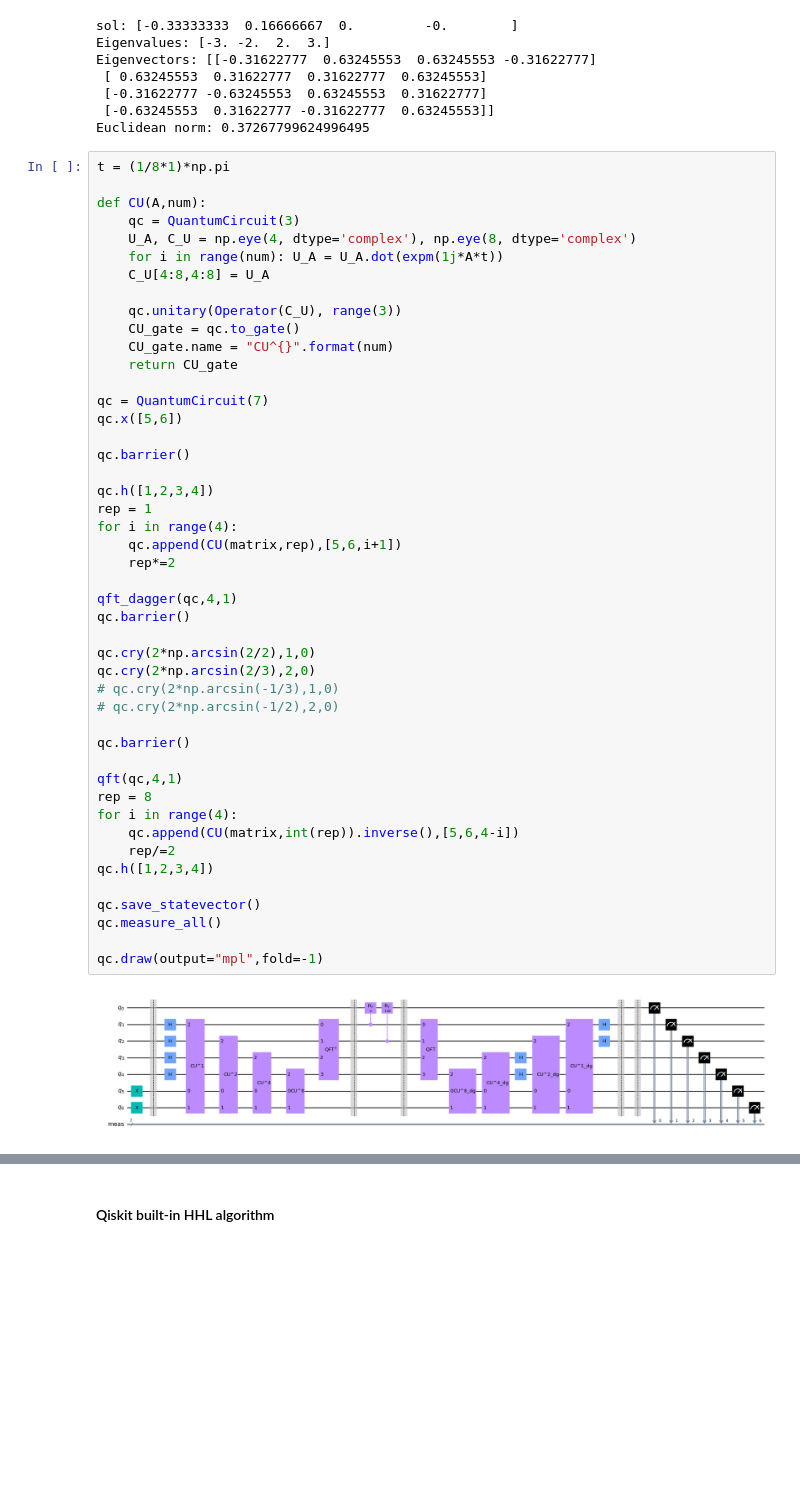
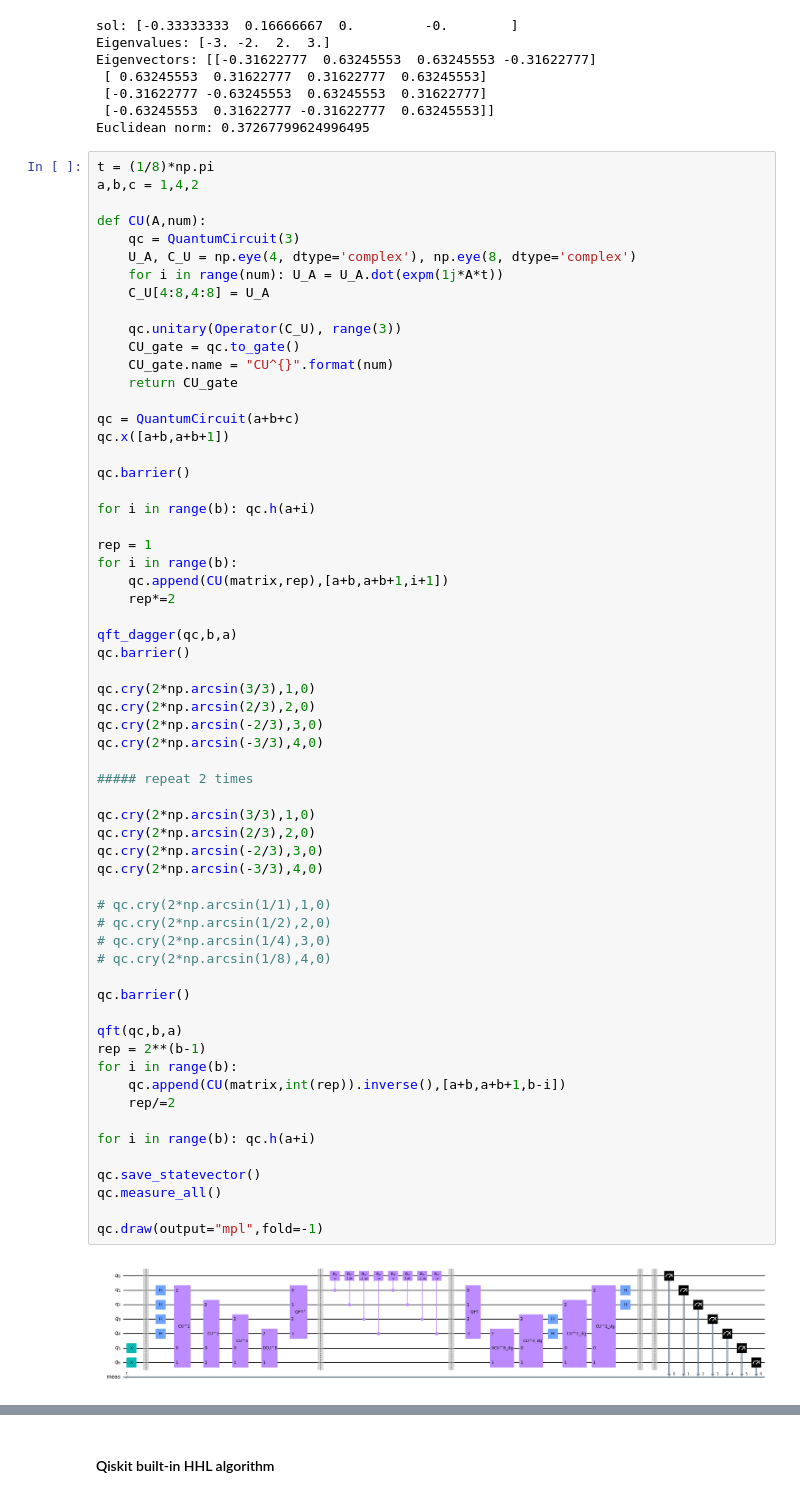
Before and after one commit to doggydoggy0101/Quantum_algorithms, a Jupyter notebook: Harrow_Hassidim_Lloyd.ipynb, the cells around one changed output, grey strips where cells are left out. Drawn from its saved outputs; the diff is of its cells as text; blank space fills up the shorter version.

```diff
--- a/Harrow_Hassidim_Lloyd.ipynb
+++ b/Harrow_Hassidim_Lloyd.ipynb
@@ -373,53 +397,68 @@ Eigenvectors: [[-0.31622777  0.63245553  0.63245553 -0.31622777]
  [-0.63245553  0.31622777 -0.31622777  0.63245553]]
 Euclidean norm: 0.37267799624996495
 # %%
-t = (1/8*1)*np.pi
+t = (1/8)*np.pi
+a,b,c = 1,4,2
 
 def CU(A,num):
     qc = QuantumCircuit(3)
     U_A, C_U = np.eye(4, dtype='complex'), np.eye(8, dtype='complex')
     for i in range(num): U_A = U_A.dot(expm(1j*A*t))
     C_U[4:8,4:8] = U_A
 
     qc.unitary(Operator(C_U), range(3))
     CU_gate = qc.to_gate()
     CU_gate.name = "CU^{}".format(num)
     return CU_gate
 
-qc = QuantumCircuit(7)
-qc.x([5,6])
+qc = QuantumCircuit(a+b+c)
+qc.x([a+b,a+b+1])
 
 qc.barrier()
 
-qc.h([1,2,3,4])
+for i in range(b): qc.h(a+i)
+
 rep = 1
-for i in range(4):
-    qc.append(CU(matrix,rep),[5,6,i+1])
+for i in range(b):
+    qc.append(CU(matrix,rep),[a+b,a+b+1,i+1])
     rep*=2
 
-qft_dagger(qc,4,1)
+qft_dagger(qc,b,a)
 qc.barrier()
 
-qc.cry(2*np.arcsin(2/2),1,0)
+qc.cry(2*np.arcsin(3/3),1,0)
 qc.cry(2*np.arcsin(2/3),2,0)
-# qc.cry(2*np.arcsin(-1/3),1,0)
-# qc.cry(2*np.arcsin(-1/2),2,0)
+qc.cry(2*np.arcsin(-2/3),3,0)
+qc.cry(2*np.arcsin(-3/3),4,0)
+
+##### repeat 2 times
+
+qc.cry(2*np.arcsin(3/3),1,0)
+qc.cry(2*np.arcsin(2/3),2,0)
+qc.cry(2*np.arcsin(-2/3),3,0)
+qc.cry(2*np.arcsin(-3/3),4,0)
+
+# qc.cry(2*np.arcsin(1/1),1,0)
+# qc.cry(2*np.arcsin(1/2),2,0)
+# qc.cry(2*np.arcsin(1/4),3,0)
+# qc.cry(2*np.arcsin(1/8),4,0)
 
 qc.barrier()
 
-qft(qc,4,1)
-rep = 8
-for i in range(4):
-    qc.append(CU(matrix,int(rep)).inverse(),[5,6,4-i])
+qft(qc,b,a)
+rep = 2**(b-1)
+for i in range(b):
+    qc.append(CU(matrix,int(rep)).inverse(),[a+b,a+b+1,b-i])
     rep/=2
-qc.h([1,2,3,4])
+
+for i in range(b): qc.h(a+i)
 
 qc.save_statevector()
 qc.measure_all()
 
 qc.draw(output="mpl",fold=-1)
 # %% [output]
-[figure, old version]
+[figure, new version]
 # %%
 result = execute(qc, backend=backend, shots=4096, memory=True).result()
 sv = result.get_statevector()
```
Also changed, not shown: parts of 12 cells of this notebook.
